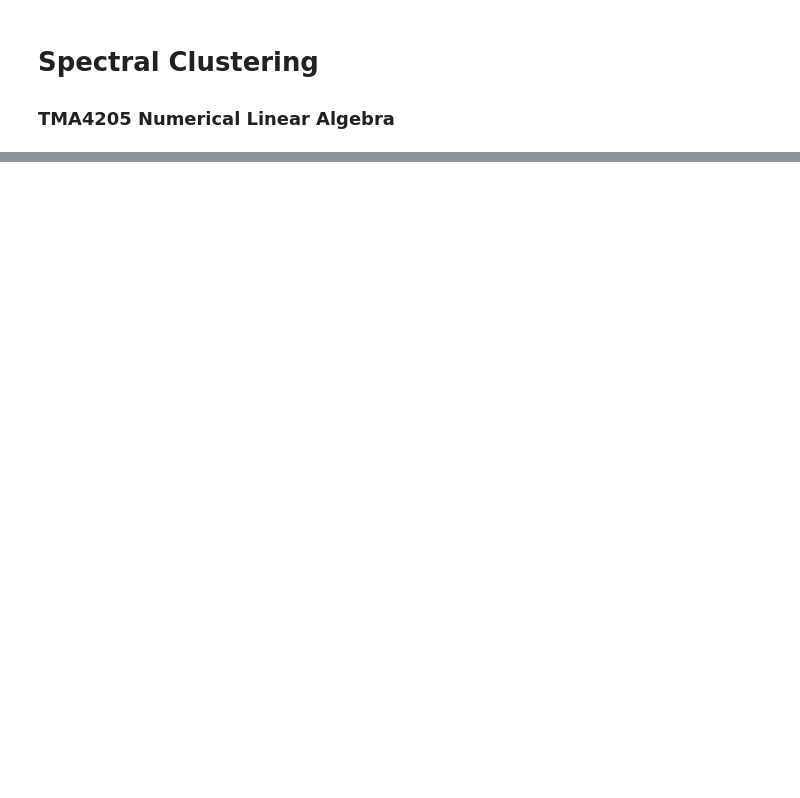
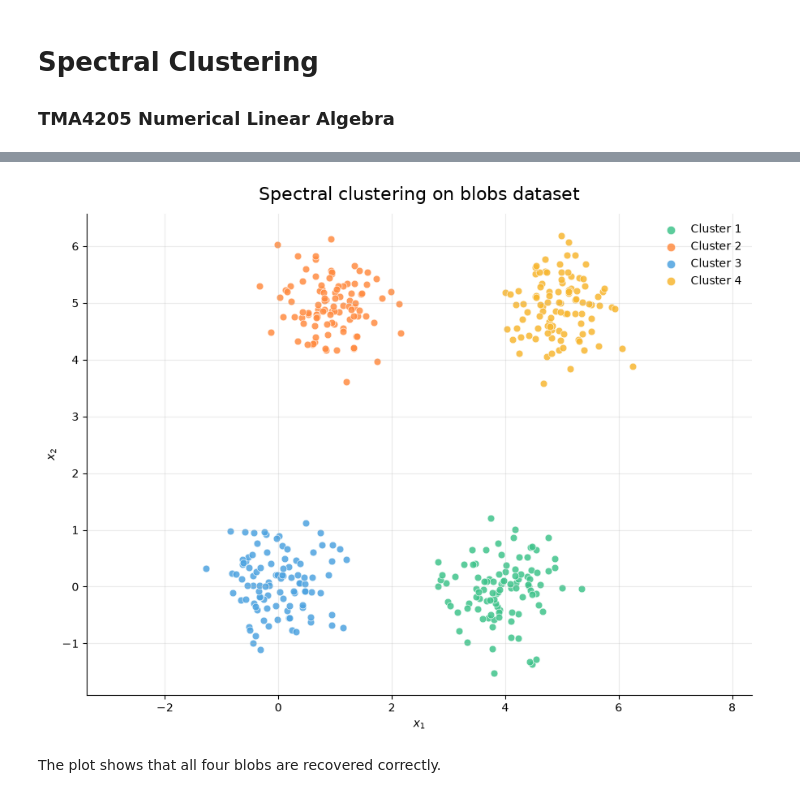
Before and after one commit to theaboge/spectral_clustering, a Jupyter notebook: handin.ipynb, the cells around one changed output, grey strips where cells are left out. Saved outputs shown, nothing was run; the diff lists cells and outputs as text; code cells hidden in the pictures; blank space fills up the shorter version.

```diff
--- a/handin.ipynb
+++ b/handin.ipynb
@@ -207,0 +176,37 @@ plt.show()
+# %%
+# Check the properties of the Laplacian matrix for the blobs dataset
+
+np.random.seed(0)
+X = make_data()
+C_blobs, L_blobs, lambdas_blobs, V_blobs = spectral_clustering(X, k=10, K=4, sigma=1)
+
+N = L_blobs.shape[0]
+W = sp.diags(L_blobs.diagonal()) - L_blobs          # recover W = D - L (w_ii = 0)
+tol = 1e-10 * lambdas_blobs[-1]               # threshold for "numerically zero"
+ones = np.ones(N)
+
+# 1. Quadratic form: f'Lf = 1/2 sum_ij w_ij (f_i - f_j)^2, for a random f
+rng = np.random.default_rng(0)
+f = rng.standard_normal(N)
+lhs = f @ (L_blobs @ f)
+Wc = W.tocoo()
+rhs = 0.5 * np.sum(Wc.data * (f[Wc.row] - f[Wc.col])**2)
+print(f"1. f'Lf = {lhs:.6e},  quadratic form = {rhs:.6e},  rel. diff = {abs(lhs - rhs) / abs(lhs):.2e}")
+
+# 2. Symmetric and positive semi-definite
+print(f"2. max|L - L^T| = {abs(L_blobs - L_blobs.T).max():.2e}")
+print(f"   lambda_min = {lambdas_blobs[0]:.2e}  (PSD up to rounding if >= -tol = {-tol:.1e})")
+
+# 3. Smallest eigenvalue 0 with eigenvector 1
+print(f"3. max|L 1| = {np.abs(L_blobs @ ones).max():.2e},  lambda_1 = {lambdas_blobs[0]:.2e}")
+
+# 4. Real, non-negative eigenvalues (eigvals = general solver, does not assume symmetry)
+ev = la.eigvals(L_blobs.toarray())
+print(f"4. max|Im(lambda)| = {np.abs(ev.imag).max():.2e}")
+print(f"   eigenvalues < -tol = {np.sum(lambdas_blobs < -tol)}")
+print(f"   lambda_1..lambda_6 = {lambdas_blobs[:6]}")
+
+# Proposition 2: multiplicity of 0 = number of connected components
+m = np.sum(np.abs(lambdas_blobs) < tol)
+n_comp, comp_labels = connected_components(W, directed=False)
+print(f"Prop. 2: #zero eigenvalues = {m},  #connected components = {n_comp}")
@@ -207,0 +234,6 @@ plt.show()
+# %%
+plot_clusters(X, C_blobs, title="Spectral clustering on blobs dataset")
+# %% [output]
+[figure, added]
+# %% [markdown]
+The plot shows that all four blobs are recovered correctly.
```
Also changed, not shown: parts of 29 cells of this notebook.
